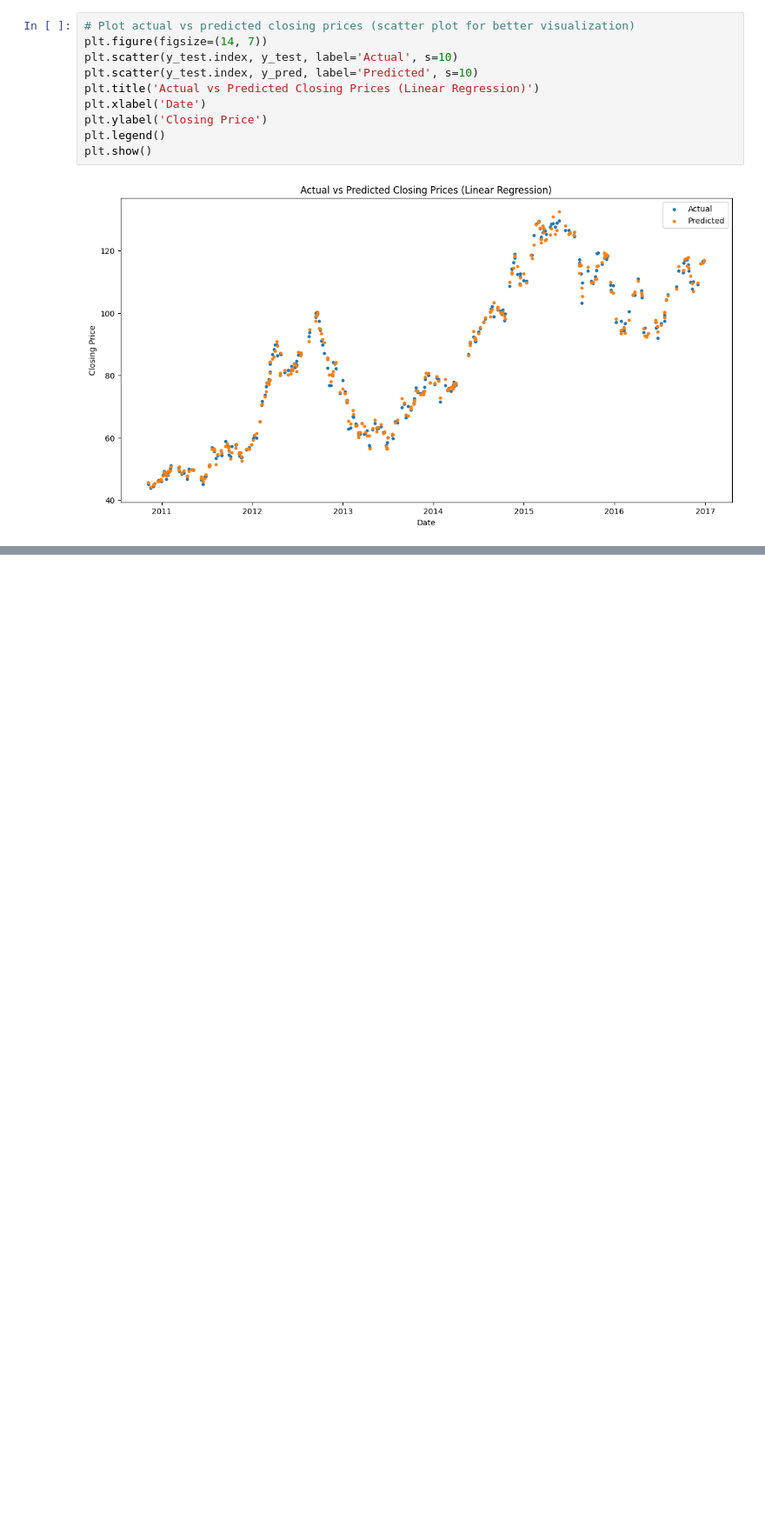
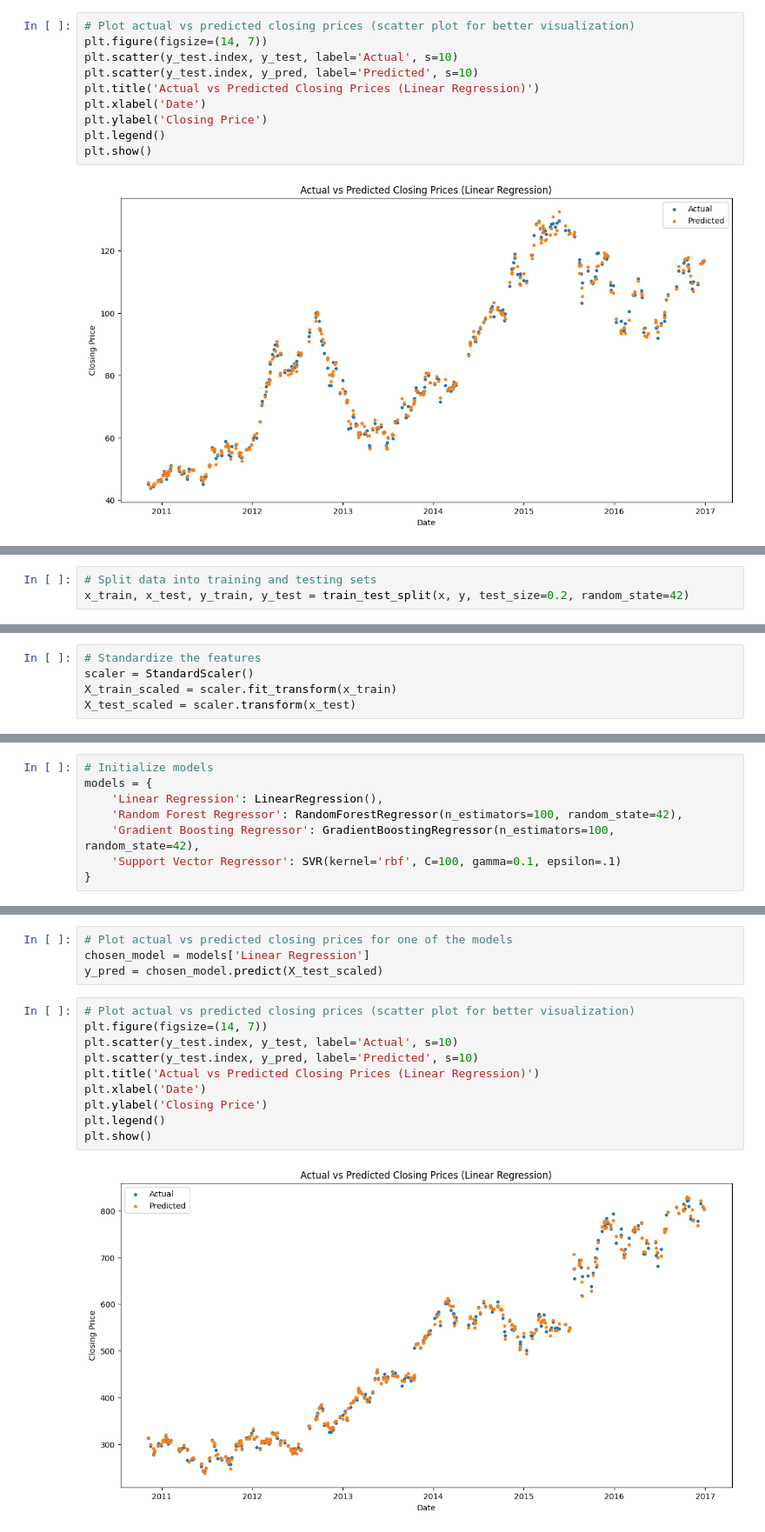
Before and after one commit to fatimakamal21/stock-price-predictions, a Jupyter notebook: stock_market_prediction.ipynb, the cells around one changed output, grey strips where cells are left out. Shown at 87% size. Cells and saved outputs as stored; diff of their text form; blank space fills up the shorter version.

Commit message:
Machine learning model applied on GOOGL and MSFT dataset.

```diff
--- a/stock_market_prediction.ipynb
+++ b/stock_market_prediction.ipynb
@@ -812,0 +887,3 @@ plt.show()
+# %%
+# Split data into training and testing sets
+x_train, x_test, y_train, y_test = train_test_split(x, y, test_size=0.2, random_state=42)
@@ -812,0 +923,5 @@ plt.show()
+# %%
+# Standardize the features
+scaler = StandardScaler()
+X_train_scaled = scaler.fit_transform(x_train)
+X_test_scaled = scaler.transform(x_test)
@@ -812,0 +930,8 @@ plt.show()
+# %%
+# Initialize models
+models = {
+    'Linear Regression': LinearRegression(),
+    'Random Forest Regressor': RandomForestRegressor(n_estimators=100, random_state=42),
+    'Gradient Boosting Regressor': GradientBoostingRegressor(n_estimators=100, random_state=42),
+    'Support Vector Regressor': SVR(kernel='rbf', C=100, gamma=0.1, epsilon=.1)
+}
@@ -812,0 +973,16 @@ plt.show()
+# %%
+# Plot actual vs predicted closing prices for one of the models
+chosen_model = models['Linear Regression']
+y_pred = chosen_model.predict(X_test_scaled)
+# %%
+# Plot actual vs predicted closing prices (scatter plot for better visualization)
+plt.figure(figsize=(14, 7))
+plt.scatter(y_test.index, y_test, label='Actual', s=10)
+plt.scatter(y_test.index, y_pred, label='Predicted', s=10)
+plt.title('Actual vs Predicted Closing Prices (Linear Regression)')
+plt.xlabel('Date')
+plt.ylabel('Closing Price')
+plt.legend()
+plt.show()
+# %% [output]
+[figure, added]
```
Also changed, not shown: parts of 32 cells of this notebook.
